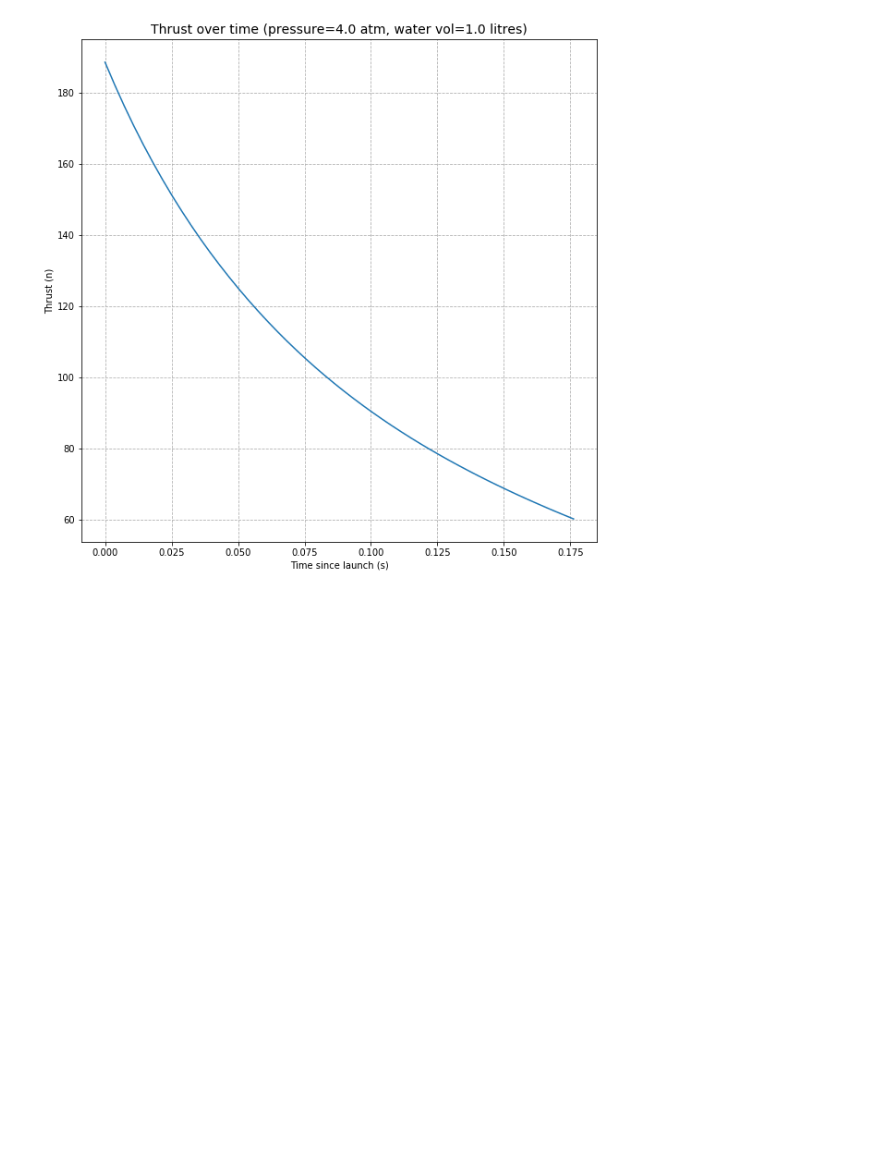
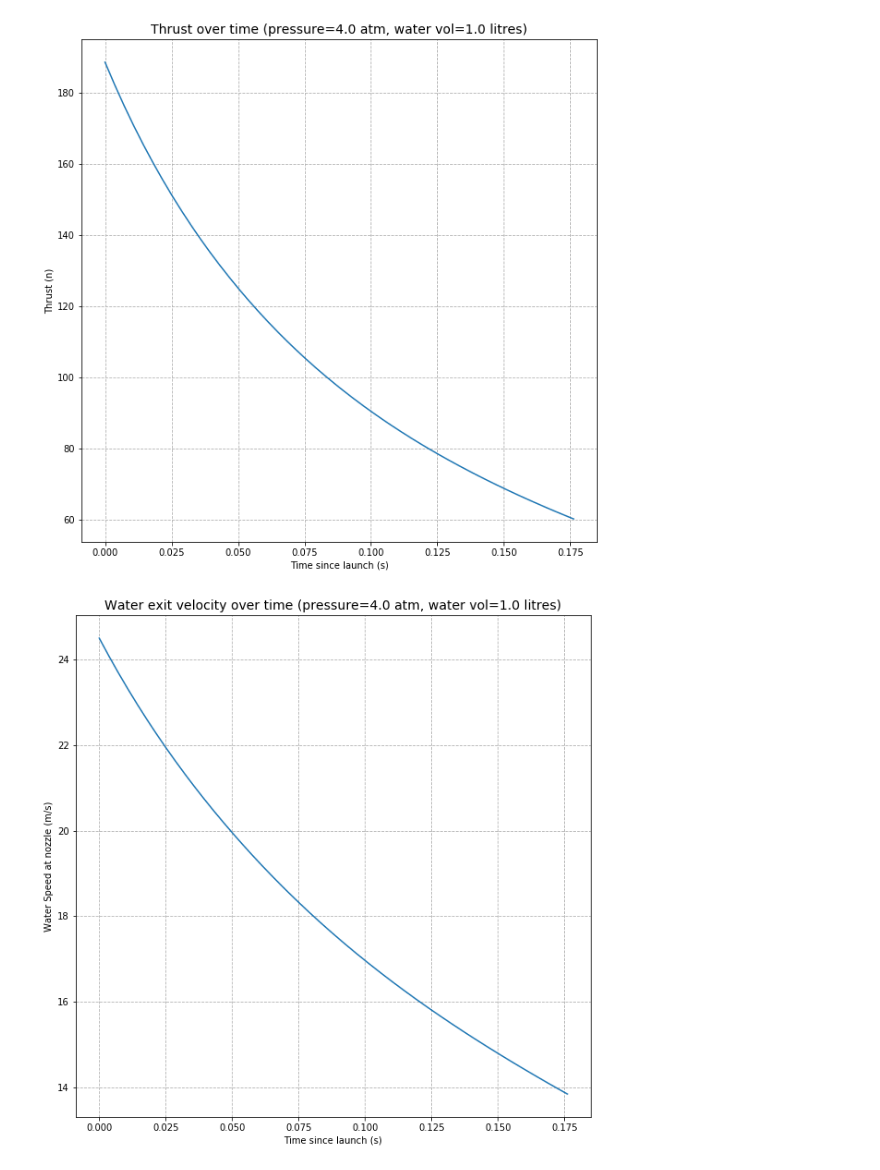
Before and after one commit to mbucchi/water-rocket, a Jupyter notebook: notebooks/Untitled.ipynb, the cells around one changed output. Saved outputs shown, nothing was run; the diff lists cells and outputs as text; code cells hidden in the pictures; blank space fills up the shorter version.

```diff
--- a/notebooks/Untitled.ipynb
+++ b/notebooks/Untitled.ipynb
@@ -202,3 +303,7 @@ s.run()
 s.calc_rocket_thrust(plot=True)
 # %% [output]
 [figure]
+# %%
+s.calc_water_speed(plot=True)
+# %% [output]
+[figure, added]
```
Also changed, not shown: parts of 8 cells of this notebook, 6 other files.
